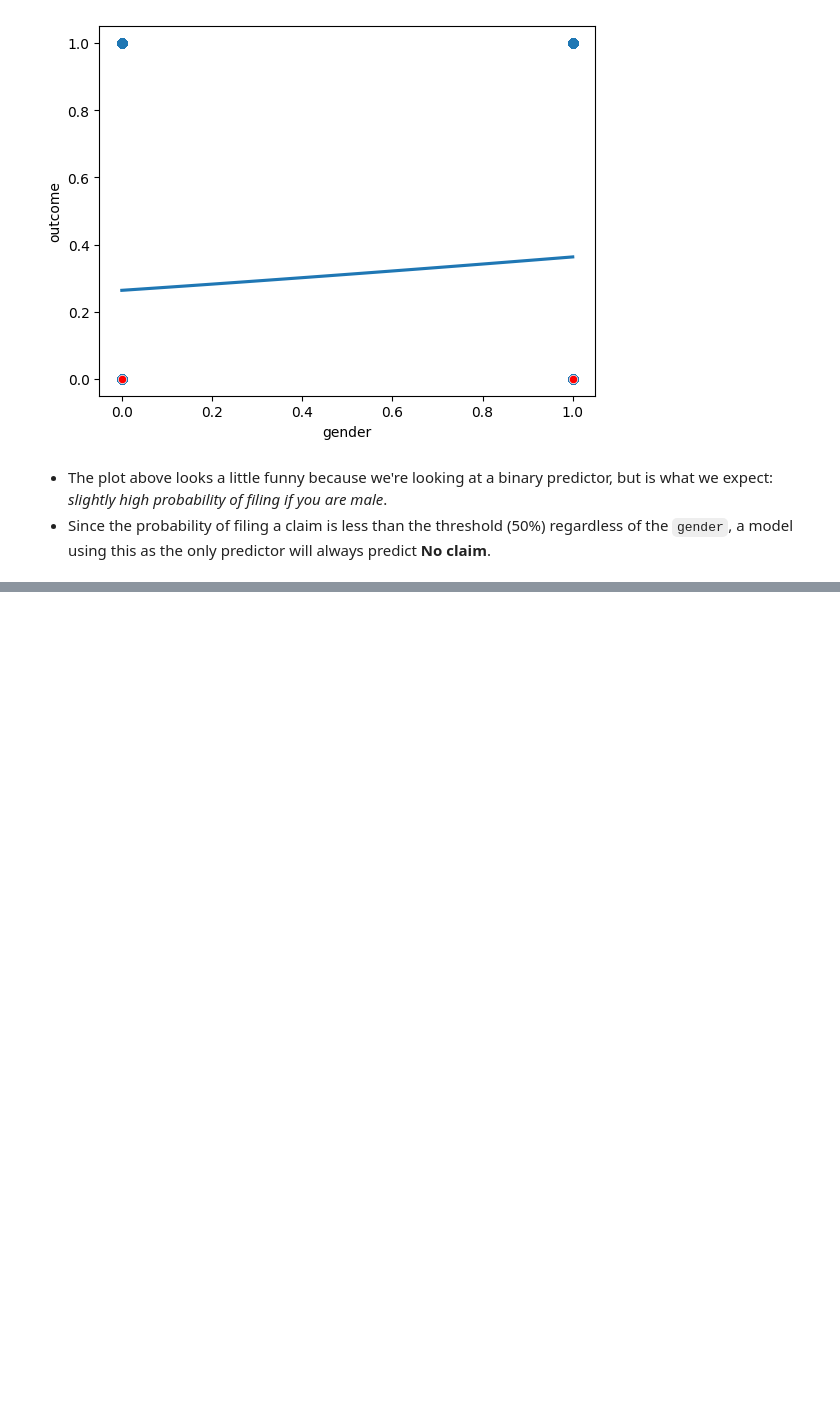
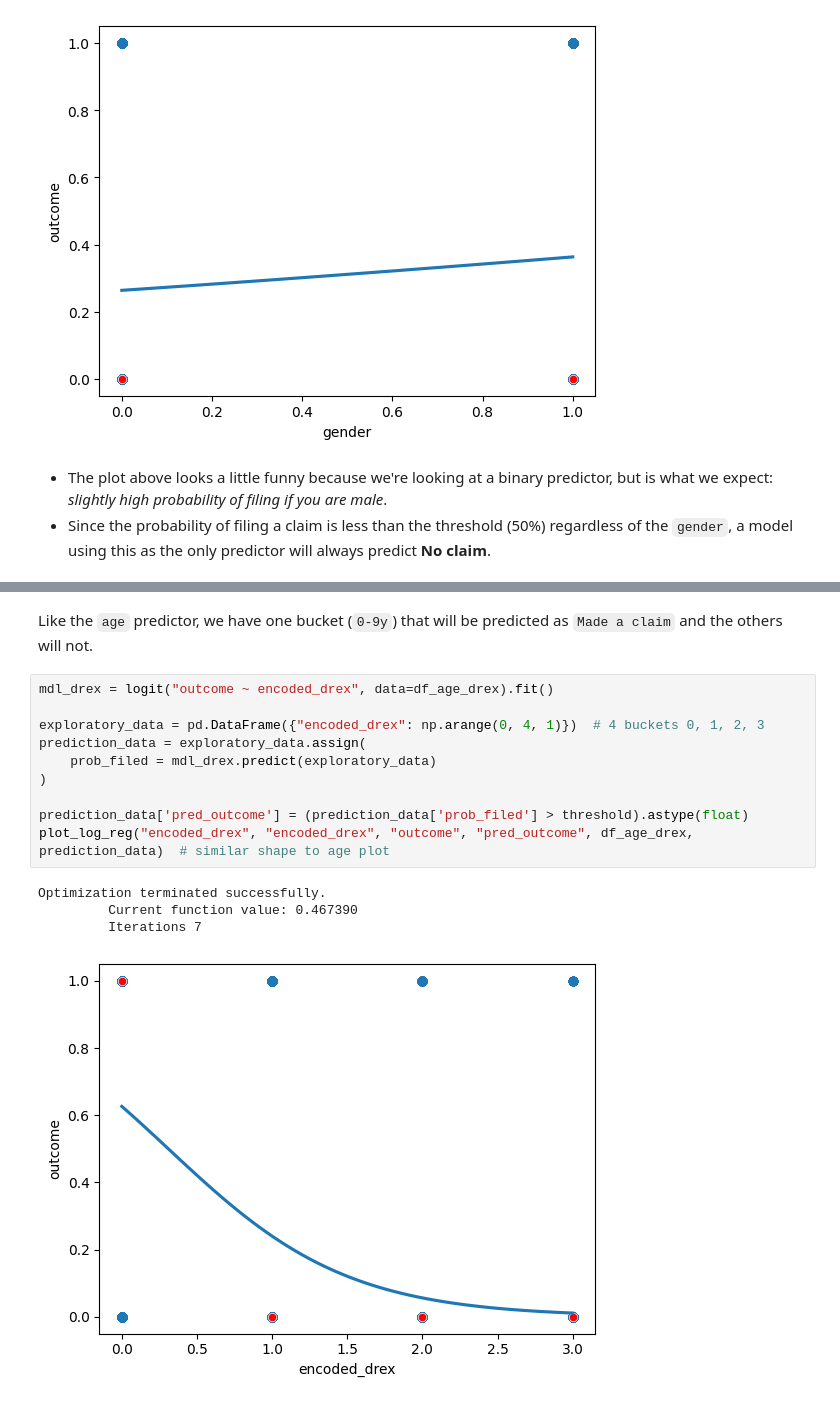
Before and after one commit to MichaelSzczepaniak/DataCamp, a Jupyter notebook: Tracks/Associate Data Scientist/27 Project 7 - Modeling Car Insurance Claim Outcomes/CarInsuranceOutcomes.ipynb, the cells around one changed output, grey strips where cells are left out. Drawn from its saved outputs; the diff is of its cells as text; blank space fills up the shorter version.

```diff
--- a/Tracks/Associate Data Scientist/27 Project 7 - Modeling Car Insurance Claim Outcomes/CarInsuranceOutcomes.ipynb
+++ b/Tracks/Associate Data Scientist/27 Project 7 - Modeling Car Insurance Claim Outcomes/CarInsuranceOutcomes.ipynb
@@ -265,0 +323,17 @@ Like `age`, `driving_experience` is encoded as a categorical variable with 4 lev
+# %% [markdown]
+Like the `age` predictor, we have one bucket (`0-9y`) that will be predicted as `Made a claim` and the others will not.
+# %%
+mdl_drex = logit("outcome ~ encoded_drex", data=df_age_drex).fit()
+
+exploratory_data = pd.DataFrame({"encoded_drex": np.arange(0, 4, 1)})  # 4 buckets 0, 1, 2, 3
+prediction_data = exploratory_data.assign(
+    prob_filed = mdl_drex.predict(exploratory_data)
+)
+
+prediction_data['pred_outcome'] = (prediction_data['prob_filed'] > threshold).astype(float)
+plot_log_reg("encoded_drex", "encoded_drex", "outcome", "pred_outcome", df_age_drex, prediction_data)  # similar shape to age plot
+# %% [output]
+Optimization terminated successfully.
+         Current function value: 0.467390
+         Iterations 7
+[figure, added]
```
Also changed, not shown: parts of 12 cells of this notebook.
